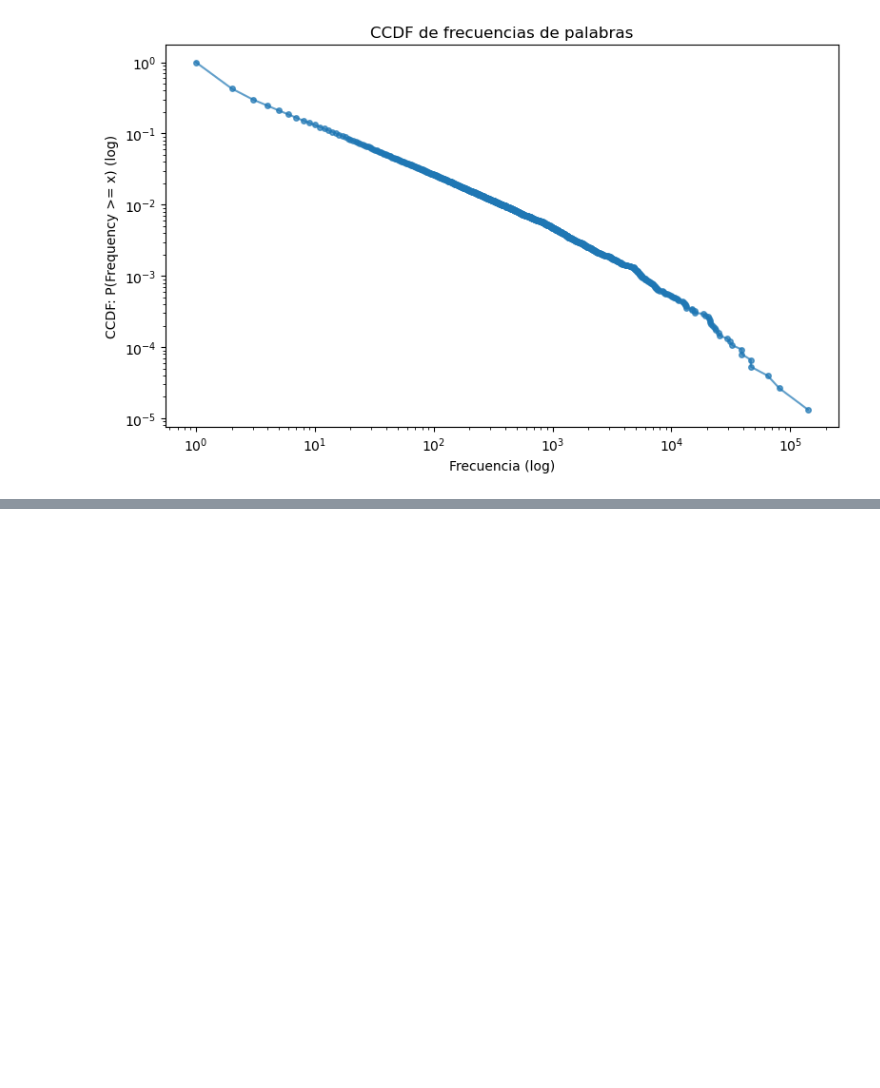
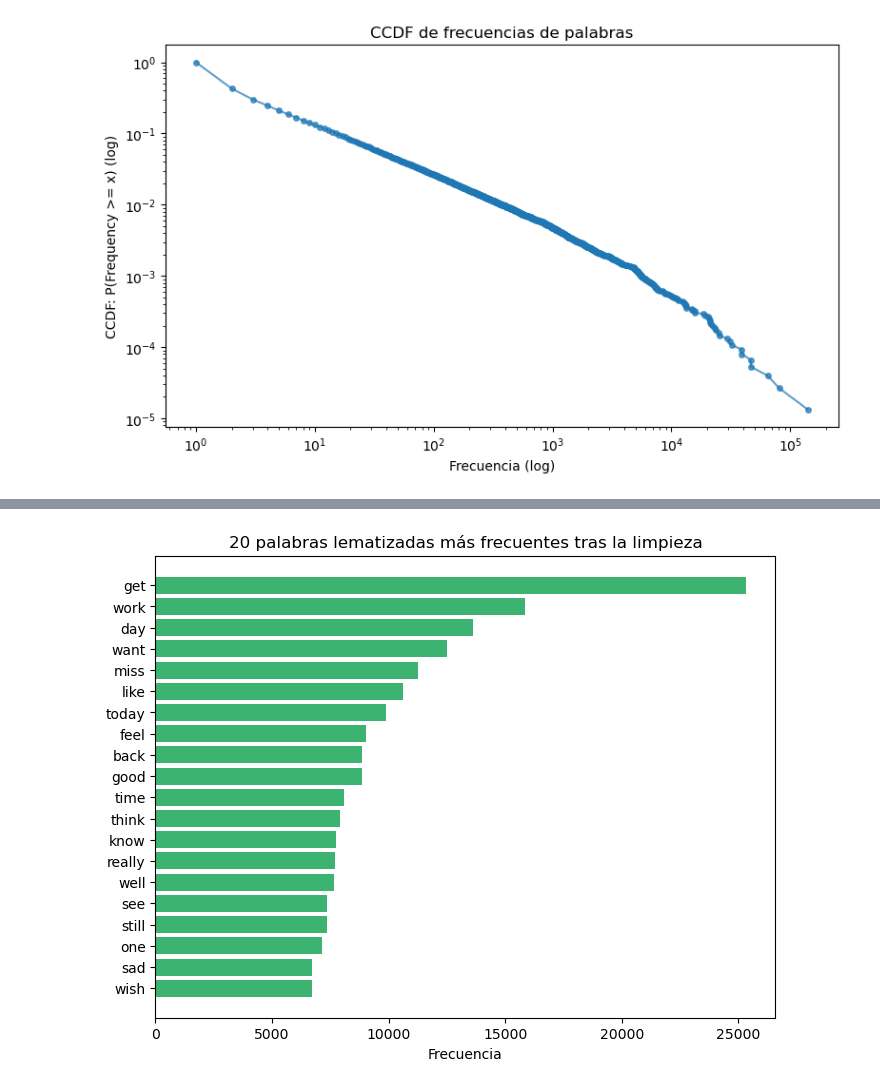
Before and after one commit to BugCatcherXO/Analisis-de-Sentimientos-de-Valoraciones-de-Productos, a Jupyter notebook: Sentiminetos.ipynb, the cells around one changed output, grey strips where cells are left out. Cells and saved outputs as stored; diff of their text form; code cells hidden in the pictures; blank space fills up the shorter version.

```diff
--- a/Sentiminetos.ipynb
+++ b/Sentiminetos.ipynb
@@ -332,0 +291,15 @@ See the caveats in the documentation: https://pandas.pydata.org/pandas-docs/stab
+# %%
+# Aplana la lista de lemas
+flat_lemmas = [w for toks in df['lemmas'] for w in toks]
+top20 = Counter(flat_lemmas).most_common(20)
+
+# Mostrar el top-20
+words, freqs = zip(*top20)
+plt.figure(figsize=(8,6))
+plt.barh(words, freqs, color='mediumseagreen')
+plt.gca().invert_yaxis()
+plt.title("20 palabras lematizadas más frecuentes tras la limpieza")
+plt.xlabel("Frecuencia")
+plt.show()
+# %% [output]
+[figure, added]
```
Also changed, not shown: parts of 15 cells of this notebook.
